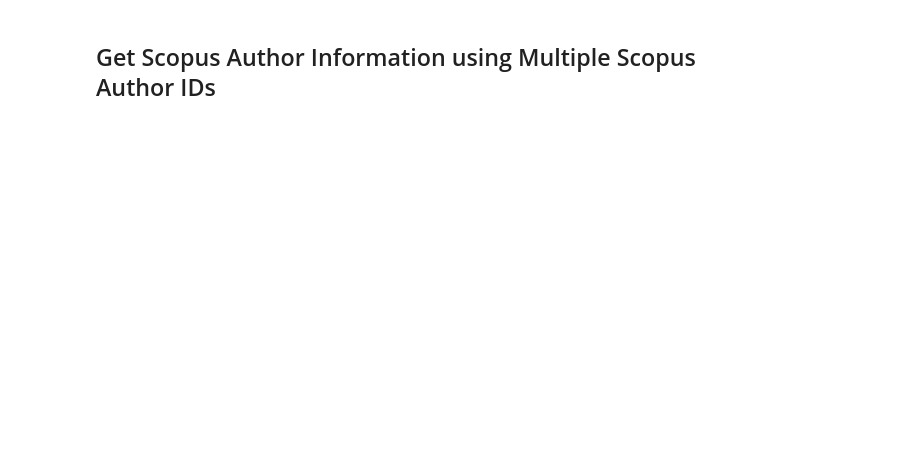
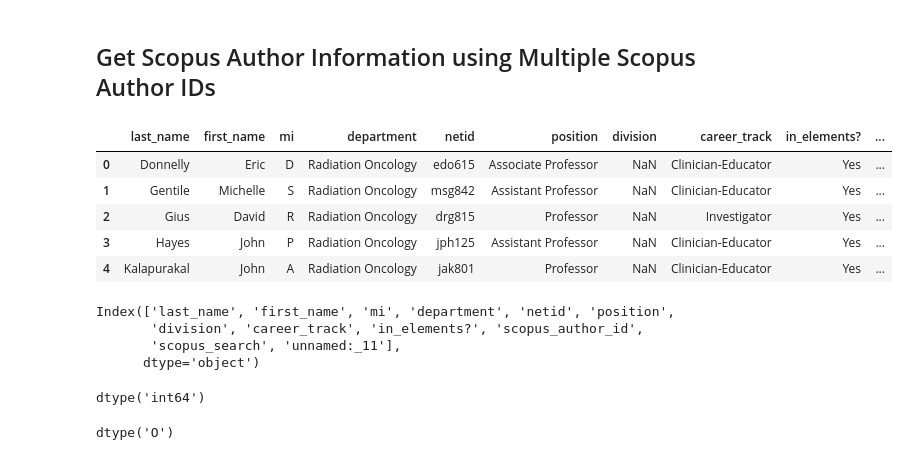
Before and after one commit to kglibrarian/scopusAPIrequests, a Jupyter notebook: MultipleAuthorAPIRequests.ipynb, the cells around one changed output. Saved outputs shown, nothing was run; the diff lists cells and outputs as text; code cells hidden in the pictures; blank space fills up the shorter version.

```diff
--- a/MultipleAuthorAPIRequests.ipynb
+++ b/MultipleAuthorAPIRequests.ipynb
@@ -11,17 +12,31 @@ from pandas.io.json import json_normalize
 # %%
 # File to Load
 radiation_oncology = "radiation_oncology.csv"
 
 # Read the CSV file and store into Pandas DataFrame with the column Scopus Author ID as a string
-radiation_oncology_df = pd.read_csv(radiation_oncology, encoding="utf-8")
+radiation_oncology_df = pd.read_csv(radiation_oncology, encoding="utf-8", dtype ={'scopus_author_id': str})
 
 #Change the column names to lower case with underscore for spaces
 radiation_oncology_df.columns =  radiation_oncology_df.columns.str.strip().str.lower().str.replace(" ", "_").str.replace("(","").str.replace(")","")
 radiation_oncology_df.head()
+# %% [output]
+|  | last_name | first_name | mi | department | netid | position | division | career_track | in_elements? | ... |
+| 0 | Donnelly | Eric | D | Radiation Oncology | edo615 | Associate Professor | NaN | Clinician-Educator | Yes | ... |
+| 1 | Gentile | Michelle | S | Radiation Oncology | msg842 | Assistant Professor | NaN | Clinician-Educator | Yes | ... |
+| 2 | Gius | David | R | Radiation Oncology | drg815 | Professor | NaN | Investigator | Yes | ... |
+| 3 | Hayes | John | P | Radiation Oncology | jph125 | Assistant Professor | NaN | Clinician-Educator | Yes | ... |
+| 4 | Kalapurakal | John | A | Radiation Oncology | jak801 | Professor | NaN | Clinician-Educator | Yes | ... |
 # %%
 #List the column names in the dataframe
 radiation_oncology_df.columns
+# %% [output]
+Index(['last_name', 'first_name', 'mi', 'department', 'netid', 'position',
+       'division', 'career_track', 'in_elements?', 'scopus_author_id',
+       'scopus_search', 'unnamed:_11'],
+      dtype='object')
 # %%
 #Check the data type in the dataframe columns called scopus_author_id and scopus_search
-# radiation_oncology_df.scopus_author_id.dtype
-# radiation_oncology_df.scopus_search.dtype
+radiation_oncology_df.scopus_author_id.dtype
+#radiation_oncology_df.scopus_search.dtype
+# %% [output]
+dtype('int64')
@@ -28,3 +46,9 @@ radiation_oncology_df.columns
+# %%
+#Check the data type in the dataframe columns called scopus_author_id and scopus_search
+radiation_oncology_df.scopus_author_id.dtype
+#radiation_oncology_df.scopus_search.dtype
+# %% [output]
+dtype('O')
 # %%
 #Save the column called scopus_author_id to a list called Author_ID_List
 author_ID_List = radiation_oncology_df['scopus_author_id'].tolist()
```
Also changed, not shown: parts of 16 cells of this notebook.
